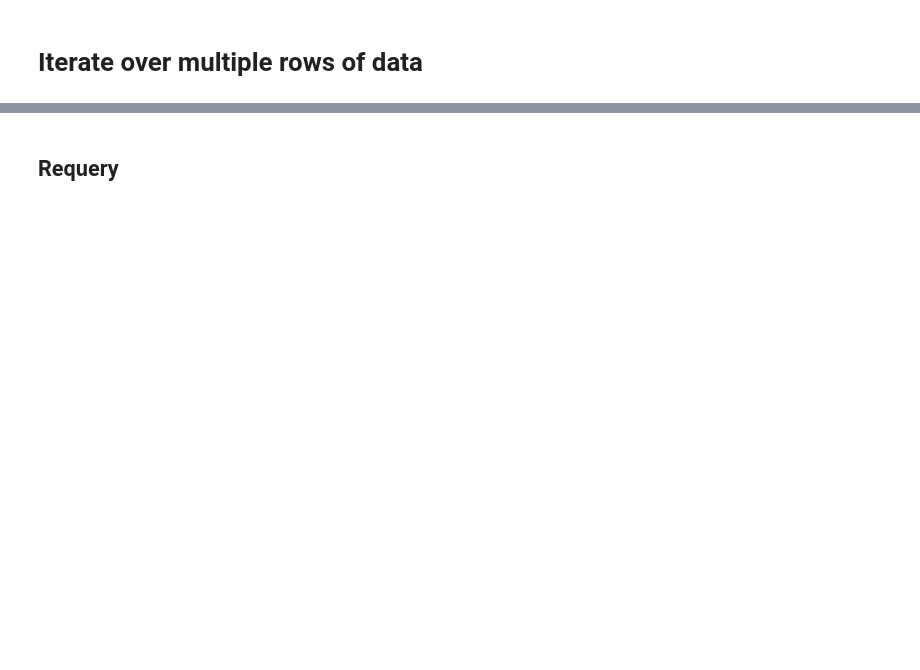
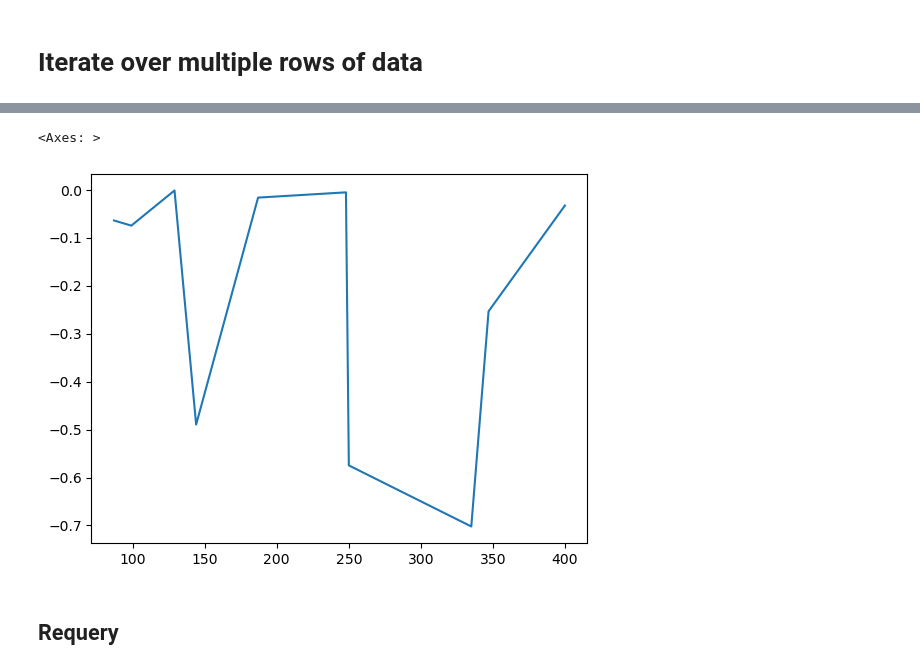
Before and after one commit to WattTime/watttime-python-client, a Jupyter notebook: watttime_optimizer/notebooks/synthetic_data.ipynb, the cells around one changed output, grey strips where cells are left out. Saved outputs shown, nothing was run; the diff lists cells and outputs as text; code cells hidden in the pictures; blank space fills up the shorter version.

Commit message:
all loops in working order

```diff
--- a/watttime_optimizer/notebooks/synthetic_data.ipynb
+++ b/watttime_optimizer/notebooks/synthetic_data.ipynb
@@ -278,3 +254,11 @@ results_loop
+# %%
+results_loop["percent_difference"] = (results_loop["actual"] - results_loop["baseline"]) / results_loop["baseline"]
+# %%
+# larger negative is better
+results_loop["percent_difference"].sort_index().plot()
+# %% [output]
+<Axes: >
+[figure, added]
 # %% [markdown]
 ## Requery
 # %%
```
Also changed, not shown: parts of 31 cells of this notebook, 1 other file.
